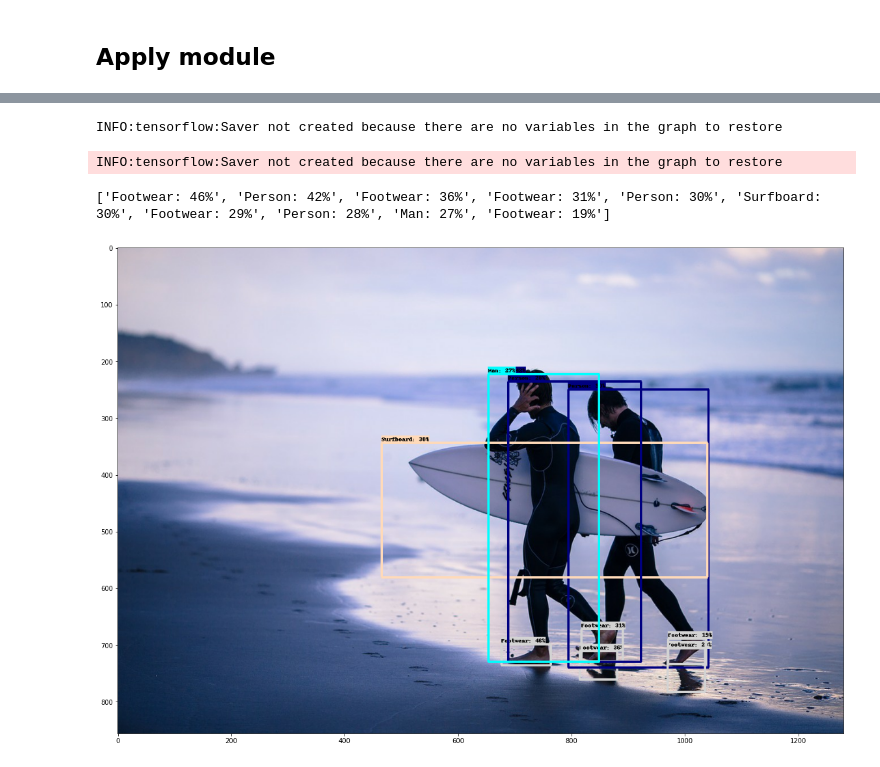
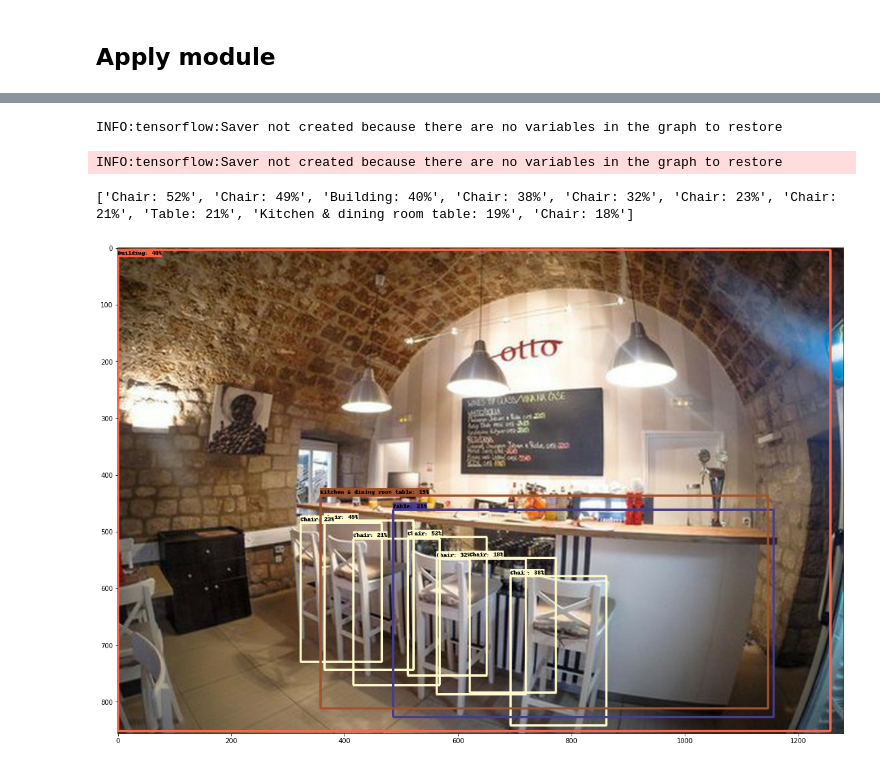
Before and after one commit to Uni-Rostock-Win/SemOI, a Jupyter notebook: tensorflow/object_detection_tf_hub.ipynb, the cells around one changed output, grey strips where cells are left out. Cells and saved outputs as stored; diff of their text form; code cells hidden in the pictures.

```diff
--- a/tensorflow/object_detection_tf_hub.ipynb
+++ b/tensorflow/object_detection_tf_hub.ipynb
@@ -22,3 +35,5 @@ Licensed under the Apache License, Version 2.0 (the "License");
+# %%
+module = 2
 # %% [markdown]
 ## Setup
 # %%
@@ -163,7 +181,7 @@ def draw_boxes(image, boxes, class_names, scores, max_boxes=10, min_score=0.1):
 ## Apply module
 # %%
 #image_url = "https://media-cdn.tripadvisor.com/media/photo-s/05/78/07/c6/otto-taverna.jpg"
-#downloaded_image_path = download_and_resize_image(image_url, 1280, 856, True)
+#image_path = download_and_resize_image(image_url, 1280, 856, True)
 
-downloaded_image_path = read_and_resize_image('images/image1.jpg', 1280, 856, True)
+image_path = read_and_resize_image(path_to_image, 1280, 856, True)
 # %% [output]
@@ -175,10 +189,16 @@ Pick an object detection module and apply on the downloaded image. Modules:
-# %%
-module_handle = "https://tfhub.dev/google/openimages_v4/ssd/mobilenet_v2/1" #@param ["https://tfhub.dev/google/openimages_v4/ssd/mobilenet_v2/1", "https://tfhub.dev/google/faster_rcnn/openimages_v4/inception_resnet_v2/1"]
-
-detector = hub.load(module_handle).signatures['default']
-# %% [output]
-INFO:tensorflow:Saver not created because there are no variables in the graph to restore
-INFO:tensorflow:Saver not created because there are no variables in the graph to restore
+# %%
+#Pick an object detection module and apply on the downloaded image.
+if module == 1:
+    module_handle = 'https://tfhub.dev/google/faster_rcnn/openimages_v4/inception_resnet_v2/1'
+elif module == 2:
+    module_handle = 'https://tfhub.dev/google/openimages_v4/ssd/mobilenet_v2/1'
+else:
+    print("Invalid Module number")
+
+detector = hub.load(module_handle).signatures['default']
+# %% [output]
+INFO:tensorflow:Saver not created because there are no variables in the graph to restore
+INFO:tensorflow:Saver not created because there are no variables in the graph to restore
 # %%
 def load_img(path):
   img = tf.io.read_file(path)
@@ -198,8 +218,13 @@ def run_detector(detector, path):
       result["detection_class_entities"], result["detection_scores"])
 
   display_image(image_with_boxes)
+
+  # Save the image
+  im = Image.fromarray(image_with_boxes)
+  filename = os.path.splitext(os.path.basename(path))[0]
+  im.save('{0}{1}_with_BOXES.jpg'.format(path_to_save,filename), '')
 # %%
-run_detector(detector, downloaded_image_path)
+run_detector(detector, image_path)
 # %% [output]
-['Footwear: 46%', 'Person: 42%', 'Footwear: 36%', 'Footwear: 31%', 'Person: 30%', 'Surfboard: 30%', 'Footwear: 29%', 'Person: 28%', 'Man: 27%', 'Footwear: 19%']
+['Chair: 52%', 'Chair: 49%', 'Building: 40%', 'Chair: 38%', 'Chair: 32%', 'Chair: 23%', 'Chair: 21%', 'Table: 21%', 'Kitchen & dining room table: 19%', 'Chair: 18%']
-[figure, old version]
+[figure, new version]
```
Also changed, not shown: parts of 7 cells of this notebook.
